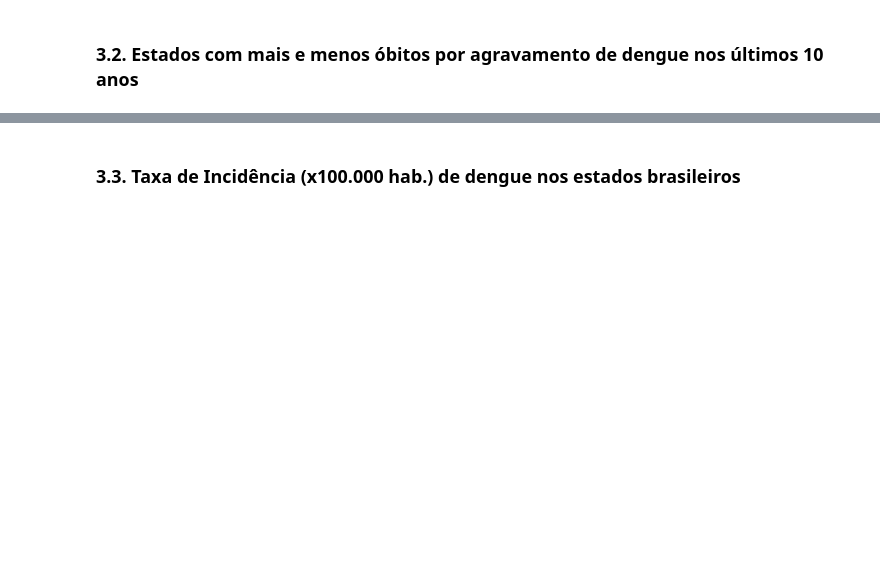
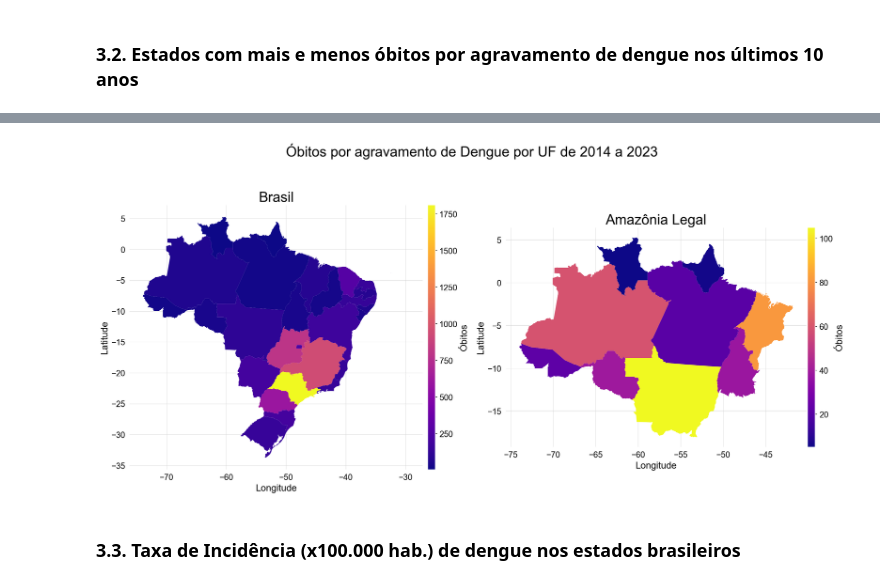
Before and after one commit to caiocasagrande/dengue_analysis, a Jupyter notebook: notebooks/dengue_analysis_UF_BR.ipynb, the cells around one changed output, grey strips where cells are left out. Saved outputs shown, nothing was run; the diff lists cells and outputs as text; code cells hidden in the pictures; blank space fills up the shorter version.

```diff
--- a/notebooks/dengue_analysis_UF_BR.ipynb
+++ b/notebooks/dengue_analysis_UF_BR.ipynb
@@ -220,2 +414,46 @@ plt.tight_layout()
+# %%
+# Data manipulation
+aux1 = df_obitos[df_obitos['ano'].isin(range(2014, 2024))].groupby(['nome_uf', 'id_uf'])\
+            .sum().reset_index().sort_values(by='obitos', ascending=False)
+aux2 = aux1[aux1['nome_uf'].isin(nome_alb)]
+
+aux1 = aux1.merge(gdf, on='id_uf')
+aux2 = aux2.merge(gdf, on='id_uf')
+
+aux1 = gpd.GeoDataFrame(aux1[['nome_uf', 'id_uf', 'obitos', 'geometry']], geometry=aux1.geometry)
+aux2 = gpd.GeoDataFrame(aux2[['nome_uf', 'id_uf', 'obitos', 'geometry']], geometry=aux2.geometry)
+
+# Figure
+fig, axes = plt.subplots(1, 2)
+
+# Plot 1
+ax1 = aux1.plot(ax=axes[0], column='obitos', cmap='plasma', legend=False)
+
+# Customize 1
+ax1 = set_plot(ax1, 'Brasil', 'Longitude', 'Latitude')
+
+# Legend 1
+div   = make_axes_locatable(axes[0])
+cax1  = div.append_axes('right', size='2.5%', pad=0)
+cbar1 = fig.colorbar(axes[0].collections[0], cax=cax1)
+cbar1 = cbar1.set_label('Óbitos', color='black')
+
+# Plot 2
+ax2 = aux2.plot(ax=axes[1], column='obitos', cmap='plasma', legend=False)
+
+# Customize 2
+ax2 = set_plot(ax2, 'Amazônia Legal', 'Longitude', 'Latitude')
+
+# Legend 2
+div   = make_axes_locatable(axes[1])
+cax2  = div.append_axes('right', size='2.5%', pad=0)
+cbar2 = fig.colorbar(axes[1].collections[0], cax=cax2)
+cbar2 = cbar2.set_label('Óbitos', color='black')
+
+# Figure update
+plt.suptitle('Óbitos por agravamento de Dengue por UF de 2014 a 2023')
+plt.tight_layout()
+# %% [output]
+[figure, added]
 # %% [markdown]
 ### 3.3. Taxa de Incidência (x100.000 hab.) de dengue nos estados brasileiros
```
Also changed, not shown: parts of 24 cells of this notebook.
